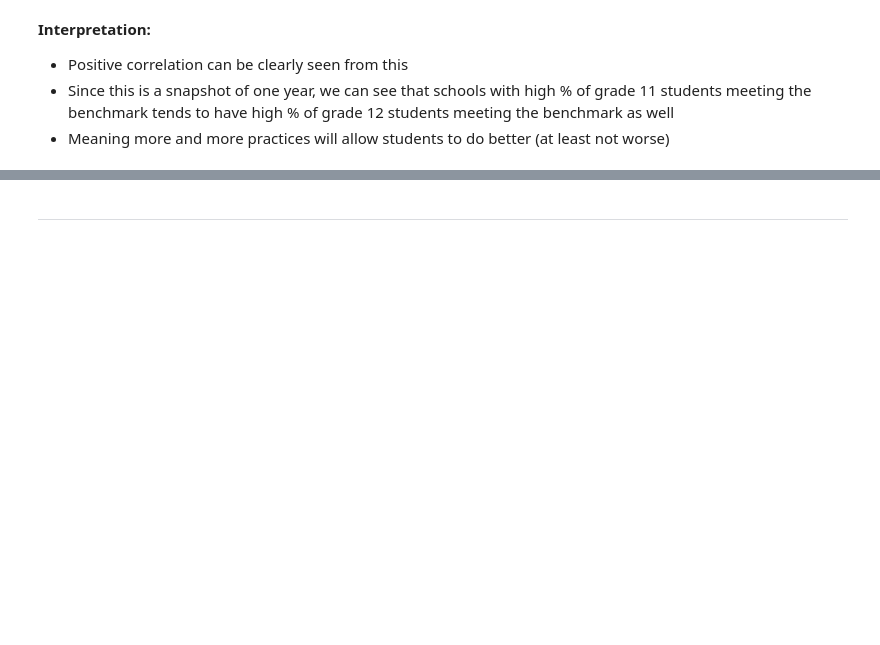
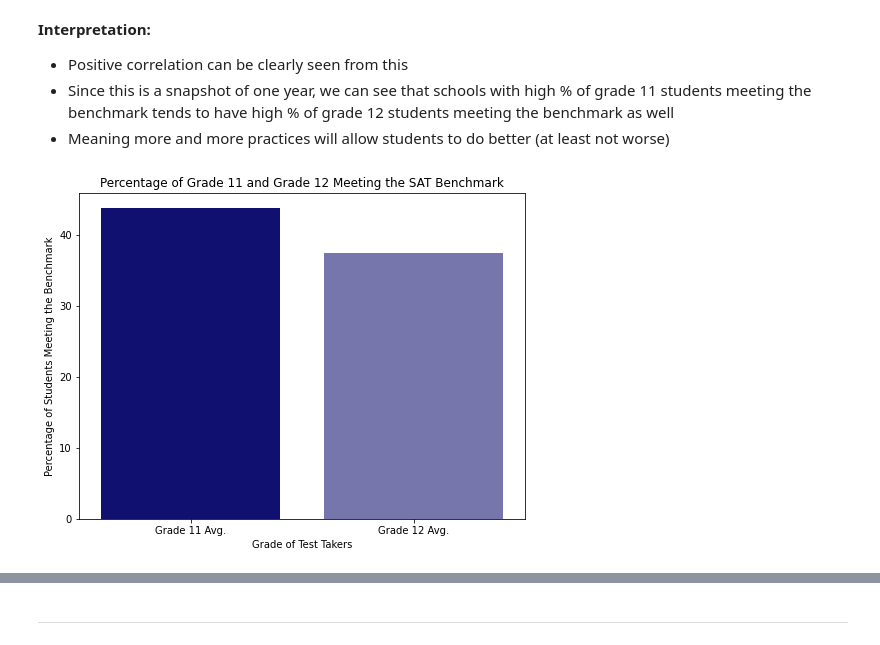
Before and after one commit to krisgch/dsi_project_satcat, a Jupyter notebook: code/sat_act_eda.ipynb, the cells around one changed output, grey strips where cells are left out. Saved outputs shown, nothing was run; the diff lists cells and outputs as text; code cells hidden in the pictures; blank space fills up the shorter version.

```diff
--- a/code/sat_act_eda.ipynb
+++ b/code/sat_act_eda.ipynb
@@ -359,3 +359,26 @@ __Interpretation:__
 - Positive correlation can be clearly seen from this
 - Since this is a snapshot of one year, we can see that schools with high % of grade 11 students meeting the benchmark tends to have high % of grade 12 students meeting the benchmark as well
 - Meaning more and more practices will allow students to do better (at least not worse)
+# %%
+# Create blank dataframe
+grade_avg = pd.DataFrame()
+# %%
+# Create the average
+grade_avg['avg'] = [round(sat_2019_ca_11['grade_11_total_bm_pct'].mean(),2),round(sat_2019_ca_12['grade_12_total_bm_pct'].mean(),2)]
+# %%
+# Grade Df
+grade_avg['grade'] = ['Grade 11 Avg.','Grade 12 Avg.']
+# %%
+# Comparison of percentage of grade 11 and grade 12 meeting SAT benchmark
+fig, ax = plt.subplots(figsize=(8,6))
+
+# Plot
+sns.barplot(x='grade',y='avg',data=grade_avg, palette=['#000080','#6D6DB6'])
+
+# Style
+ax.set_title("Percentage of Grade 11 and Grade 12 Meeting the SAT Benchmark")
+plt.xlabel('Grade of Test Takers')
+plt.ylabel('Percentage of Students Meeting the Benchmark')
+plt.savefig('../figure/grade_11_vs_grade_12_bar.jpg');
+# %% [output]
+[figure, added]
```
Also changed, not shown: parts of 2 cells of this notebook, 7 other files.
